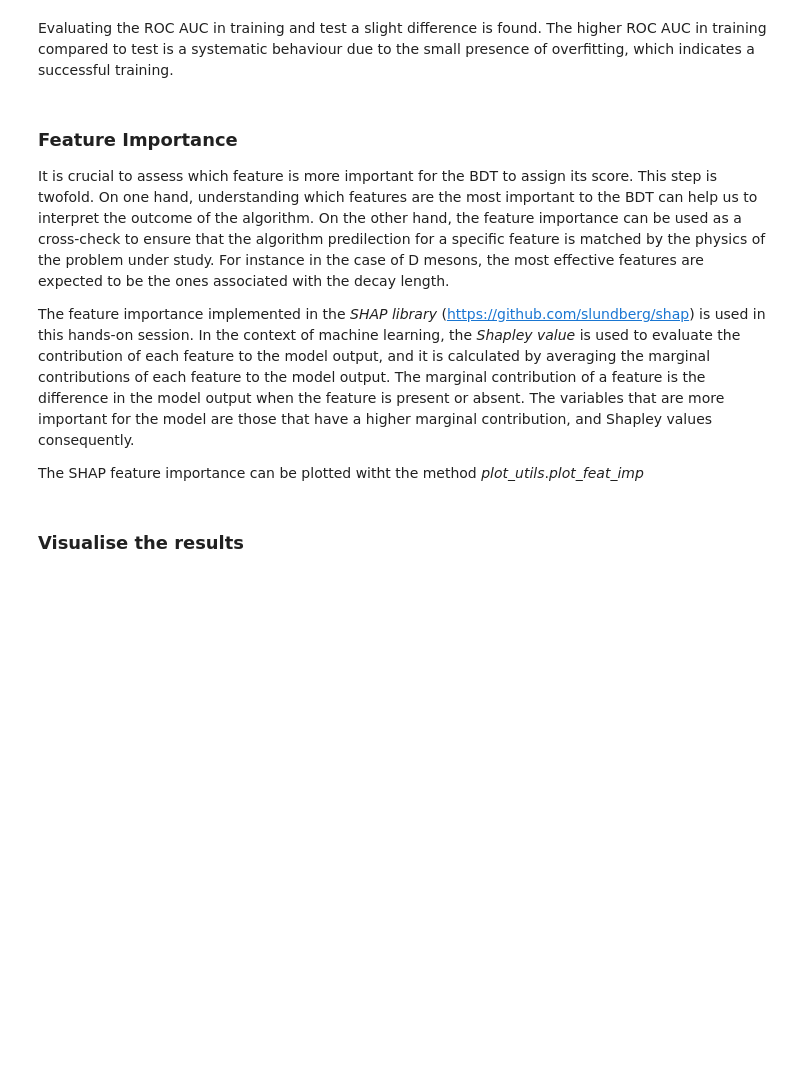
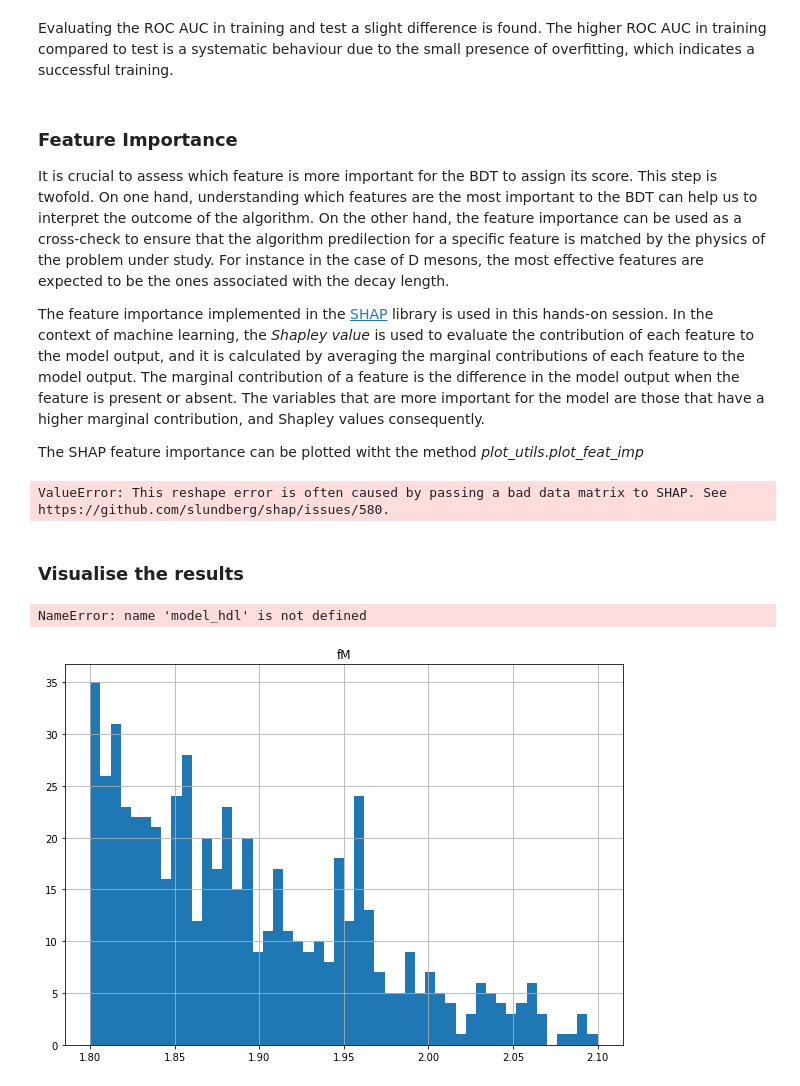
Before and after one commit to AliceO2Group/analysis-tutorials, a Jupyter notebook: o2at-3/machinelearning/BDTClassification/DsBDTrun3.ipynb, the cells around one changed output. Drawn from its saved outputs; the diff is of its cells as text; code cells hidden in the pictures; blank space fills up the shorter version.

```diff
--- a/o2at-3/machinelearning/BDTClassification/DsBDTrun3.ipynb
+++ b/o2at-3/machinelearning/BDTClassification/DsBDTrun3.ipynb
@@ -176,10 +245,25 @@ Evaluating the ROC AUC in training and test a slight difference is found. The hi
 It is crucial to assess which feature is more important for the BDT to assign its score. This step is twofold. On one hand, understanding which features are the most important to the BDT can help us to interpret the outcome of the algorithm. On the other hand, the feature importance can be used as a cross-check to ensure that the algorithm predilection for
 a specific feature is matched by the physics of the problem under study. For instance in the case of D mesons, the most effective features are expected to be the ones associated with the decay length.
 
-The feature importance implemented in the _SHAP library_ (https://github.com/slundberg/shap) is used in this hands-on session. In the context of machine learning, the _Shapley value_ is used to evaluate the contribution of each feature to the model output, and it is calculated by averaging the marginal contributions of each feature to the model output. The marginal contribution of a feature is the difference in the model output when the feature is present or absent. The variables that are more important for the model are those that have a higher marginal contribution, and Shapley values consequently.
+The feature importance implemented in the [SHAP](https://github.com/slundberg/shap) library is used in this hands-on session. In the context of machine learning, the _Shapley value_ is used to evaluate the contribution of each feature to the model output, and it is calculated by averaging the marginal contributions of each feature to the model output. The marginal contribution of a feature is the difference in the model output when the feature is present or absent. The variables that are more important for the model are those that have a higher marginal contribution, and Shapley values consequently.
 
 The SHAP feature importance can be plotted witht the method _plot\_utils_._plot\_feat\_imp_
 # %%
-plot_utils.plot_feature_imp(train_test_data[2], train_test_data[3], model_hdl)
+#plot_utils.plot_feature_imp(train_test_data[2], train_test_data[3], model_hdl)
+# %% [output]
+ValueError: This reshape error is often caused by passing a bad data matrix to SHAP. See https://github.com/slundberg/shap/issues/580.
 # %% [markdown]
 ### **Visualise the results**
+# %%
+yPredData = model_hdl.predict(hdl_data_app, False)
+Dsdf = hdl_data_app.get_data_frame()
+Dsdf['prompt_score'] = yPredData[:, 0]
+Dsdf['nonprompt_score'] = yPredData[:, 1]
+Dsdf['background_score'] = yPredData[:, 2]
+# %% [output]
+NameError: name 'model_hdl' is not defined
+# %%
+DsPrompt = Dsdf.query('prompt_score > 0.58 and background_score < 0.05')
+hist = DsPrompt.hist(column='fM', bins=50, range=(1.8, 2.1))
+# %% [output]
+[figure, added]
```
Also changed, not shown: parts of 30 cells of this notebook.
